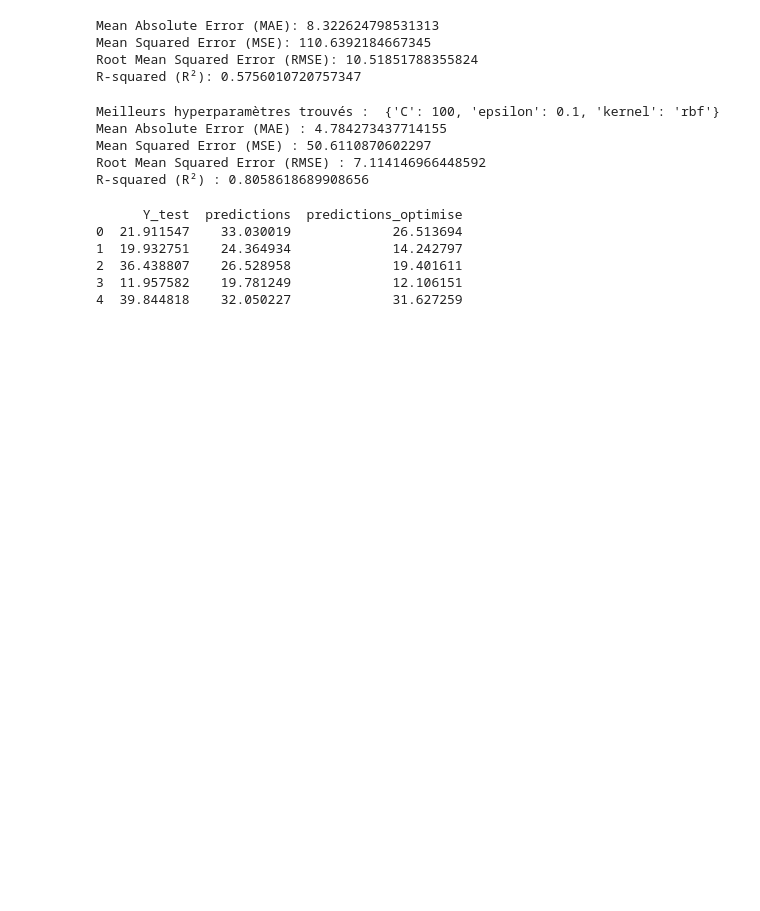
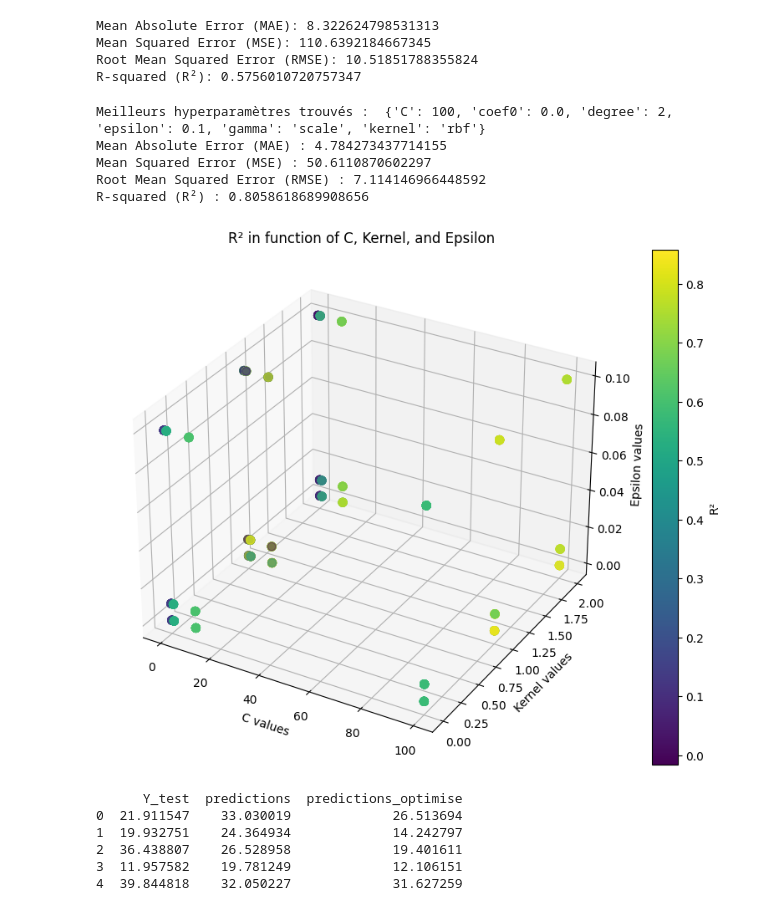
Before and after one commit to younesA99/svm, a Jupyter notebook: SVM.ipynb, the cells around one changed output. Saved outputs shown, nothing was run; the diff lists cells and outputs as text; code cells hidden in the pictures; blank space fills up the shorter version.

```diff
--- a/SVM.ipynb
+++ b/SVM.ipynb
@@ -42,7 +42,7 @@ X_test_transoformed = scaler.transform(X_test)
 from sklearn.svm import SVR
 
 # Définition du modèle SVR
-svm_regressor = SVR(kernel='rbf', C=1.0, epsilon=0.1)
+svm_regressor = SVR(kernel='rbf', C=1.0, epsilon=0.1,coef0=0,degree=3,gamma='scale')
 
 # Entraînement du modèle sur les données d'entraînement normalisées
 svm_regressor.fit(X_train_transformed, Y_train)
@@ -121,9 +121,16 @@ import numpy as np
 # Définition des hyperparamètres à tester
 param_grid = {
     'C': [0.1, 1, 10, 100],
-    'kernel': ['linear', 'rbf'],
-    'epsilon': [0.1, 0.01, 0.001]
+    'kernel': ['linear', 'poly', 'rbf'],
+    'epsilon': [0.1, 0.01, 0.001],
+    'gamma': ['scale', 'auto'],
+    #'gamma': ['scale', 'auto', 0.1, 0.01, 0.001]  # Exemple de spécification pour gamma
+    #'gamma': [0.1, 0.01, 0.001],  # Hyperparamètre gamma pour le noyau rbf
+    'degree': [2, 3, 4],  # Degré pour le noyau polynomial
+    'coef0': [0.0, 1.0, 2.0]  # Coefficient indépendant pour le noyau polynomial
 }
+
+
 
 # Initialisation de la recherche par grille
 grid_search = GridSearchCV(SVR(), param_grid, cv=5)
@@ -154,11 +161,47 @@ print("Root Mean Squared Error (RMSE) :", rmse)
 r2 = r2_score(Y_test, predictions_optimise)
 print("R-squared (R²) :", r2)
 # %% [output]
-Meilleurs hyperparamètres trouvés :  {'C': 100, 'epsilon': 0.1, 'kernel': 'rbf'}
+Meilleurs hyperparamètres trouvés :  {'C': 100, 'coef0': 0.0, 'degree': 2, 'epsilon': 0.1, 'gamma': 'scale', 'kernel': 'rbf'}
 Mean Absolute Error (MAE) : 4.784273437714155
 Mean Squared Error (MSE) : 50.6110870602297
 Root Mean Squared Error (RMSE) : 7.114146966448592
 R-squared (R²) : 0.8058618689908656
+# %%
+# Mapping des types de kernel en valeurs numériques
+kernel_mapping = {'linear': 0, 'poly': 1, 'rbf': 2}
+
+# Récupération des résultats de la GridSearchCV
+results = grid_search.cv_results_
+
+# Récupération des valeurs des hyperparamètres et des scores R²
+C_values = results['param_C'].data.astype(float)
+kernel_values = results['param_kernel'].data.astype(str)
+epsilon_values = results['param_epsilon'].data.astype(float)
+r_squared_values = results['mean_test_score']
+
+# Conversion des types de kernel en valeurs numériques
+kernel_values_numeric = np.array([kernel_mapping[k] for k in kernel_values])
+
+# Création de la figure 3D
+fig = plt.figure(figsize=(10, 8))
+ax = fig.add_subplot(111, projection='3d')
+
+# Création du nuage de points en 3D avec le R² comme couleur
+sc = ax.scatter(C_values, kernel_values_numeric, epsilon_values, c=r_squared_values, cmap='viridis', s=50)
+
+# Labels des axes
+ax.set_xlabel('C values')
+ax.set_ylabel('Kernel values')
+ax.set_zlabel('Epsilon values')
+ax.set_title('R² in function of C, Kernel, and Epsilon')
+
+# Barre de couleur pour le R²
+cbar = fig.colorbar(sc)
+cbar.set_label('R²')
+
+plt.show()
+# %% [output]
+[figure, added]
 # %%
 # Création d'un DataFrame avec les colonnes ID, Y_test et predictions
 results_df = pd.DataFrame({'Y_test': Y_test.values, 'predictions': predictions,'predictions_optimise': predictions_optimise})
```
Also changed, not shown: parts of 2 cells of this notebook.
